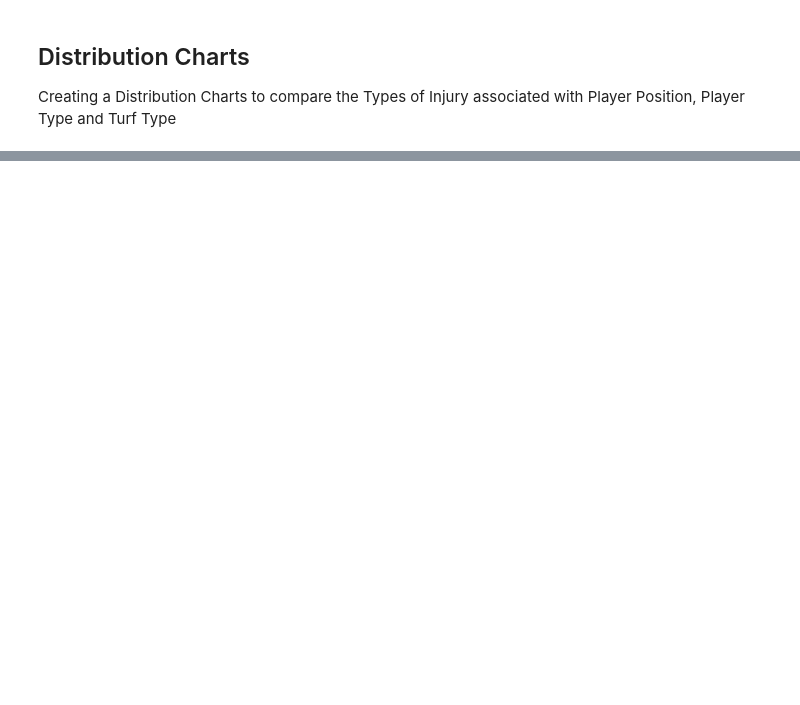
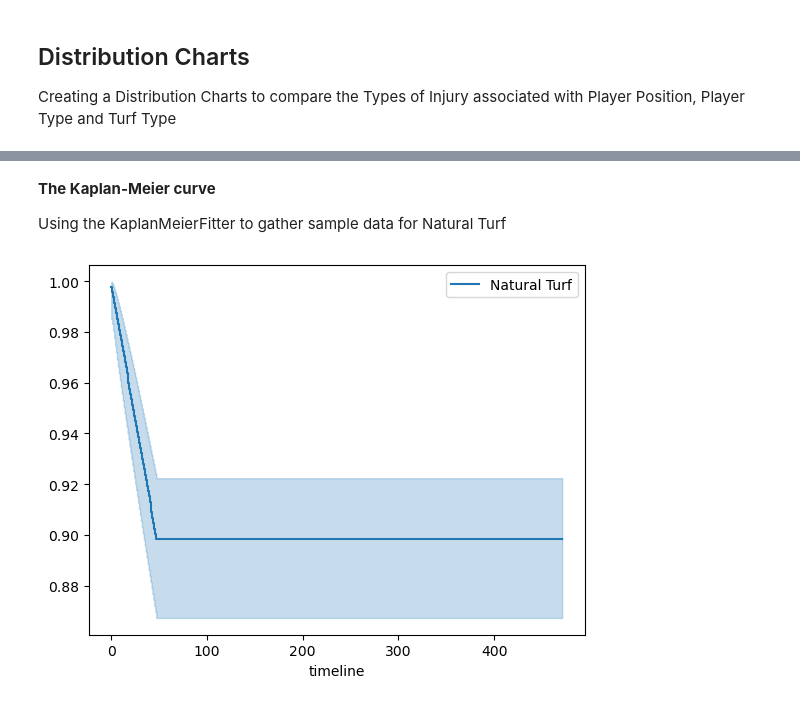
Before and after one commit to davisdw/NFL_Penalty_Injury_-_Draft_Data_Prediction, a Jupyter notebook: nfl_injury_data.ipynb, the cells around one changed output, grey strips where cells are left out. Drawn from its saved outputs; the diff is of its cells as text; code cells hidden in the pictures; blank space fills up the shorter version.

```diff
--- a/nfl_injury_data.ipynb
+++ b/nfl_injury_data.ipynb
@@ -6,9 +6,18 @@ import matplotlib.pyplot as plt
 import matplotlib.patches as patches
 import seaborn as sns
 import ydata_profiling
-#import gcsfs
+from time import time
 from lifelines import KaplanMeierFitter
-from time import time
+from lifelines import CoxPHFitter
+from sklearn.linear_model import LogisticRegression
+from sklearn.ensemble import RandomForestClassifier
+from sklearn.model_selection import train_test_split
+from sklearn import metrics
+
+
+kmf = KaplanMeierFitter()
+cph = CoxPHFitter()
+
 
 import warnings
 warnings.filterwarnings('ignore')
@@ -18,11 +27,12 @@ injury_data = pd.read_csv("../Super_Grp_1_Proj_3/InjuryData/InjuryRecord.csv")
 
 # due to massive size i've stored this file via Google Cloud
 
+# tracking_data = pd.read_csv("gs://nfl_player_tracker_data_bucket/nfl-playing-surface-analytics/PlayerTrackData.csv",
+    # storage_options={"token": "anon"},nrows=int(1e6))
+
+#**********OR**************
+
 # fs = gcsfs.GCSFileSystem(project='My First Project')
 # fs_bucket = fs.ls('nfl_player_tracker_data_bucket')
 # with fs.open('nfl_player_tracker_data_bucket/PlayerTrackData.csv', 'rb') as f:
         #print(f.read())
-
-
-# tracking_data = pd.read_csv("gs://nfl_player_tracker_data_bucket/nfl-playing-surface-analytics/PlayerTrackData.csv",
-    # storage_options={"token": "anon"},nrows=int(1e6))
@@ -72,6 +92,6 @@ injury_data.head()
 # %% [markdown]
 # Synthetic vs Natural grass field types
 # %%
-natural_field_grass = injury_data[injury_data.Surface == 'Natural']
-turf_field_grass = injury_data[injury_data.Surface == 'Synthetic']
+nat_field_grass = injury_data[injury_data.Surface == 'Natural']
+syn_field_grass = injury_data[injury_data.Surface == 'Synthetic']
 # %%
@@ -98,8 +118,8 @@ turf_field_grass.head()
 # Merge both natural_field_grass and turf_field_grass with the PlayList DataTable
 # Then merge the PlayList and Injury tables together
 
-nat_grass_type = pd.merge(natural_field_grass, playlist_data, on=['PlayerKey', 'GameID', 'PlayKey'], how='left')
-turf_grass_type = pd.merge(turf_field_grass, playlist_data, on=['PlayerKey', 'GameID', 'PlayKey'], how='left')
+nat_grass_type = pd.merge(nat_field_grass, playlist_data, on=['PlayerKey', 'GameID', 'PlayKey'], how='left')
+syn_grass_type = pd.merge(syn_field_grass, playlist_data, on=['PlayerKey', 'GameID', 'PlayKey'], how='left')
 injury_playlist_merge = pd.merge(injury_data, playlist_data, on=['PlayerKey', 'GameID', 'PlayKey'], how='left')
 
 #NOTE: Will be using a pd.get_dummies to convert categorical variable into dummy/indicator variables.
@@ -343,0 +384,15 @@ Models possibly be used in following:
+# %% [markdown]
+**The Kaplan-Meier curve**
+
+Using the KaplanMeierFitter to gather sample data for Natural Turf
+# %%
+# Create duration to calculate number of days played
+durations_1 = list(range(int(max(nat_grass_type['PlayerDay'].dropna()))+1))
+# append 1 if number of days played else append 0 otherwise
+event_observed_1 = [1 if dur in nat_grass_type['PlayerDay'] else 0 for dur in durations_1]
+# using kmf.fit to fit the player day data to the model
+kmf.fit(durations_1, event_observed_1, label="Natural Turf")
+# display the plot (NOTE: ci_show uses to display the confidence interval)
+data1 = kmf.plot()
+# %% [output]
+[figure, added]
```
Also changed, not shown: parts of 35 cells of this notebook, 1 other file.
